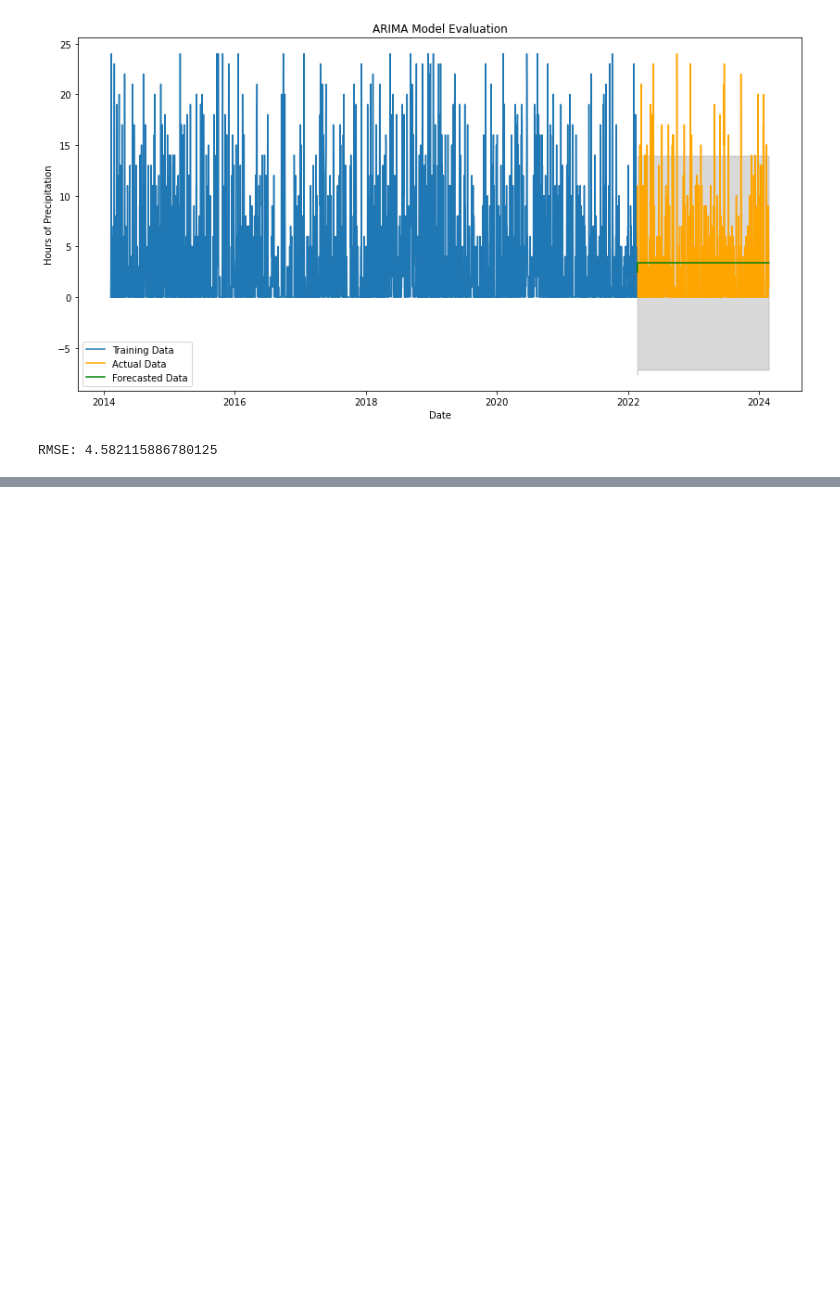
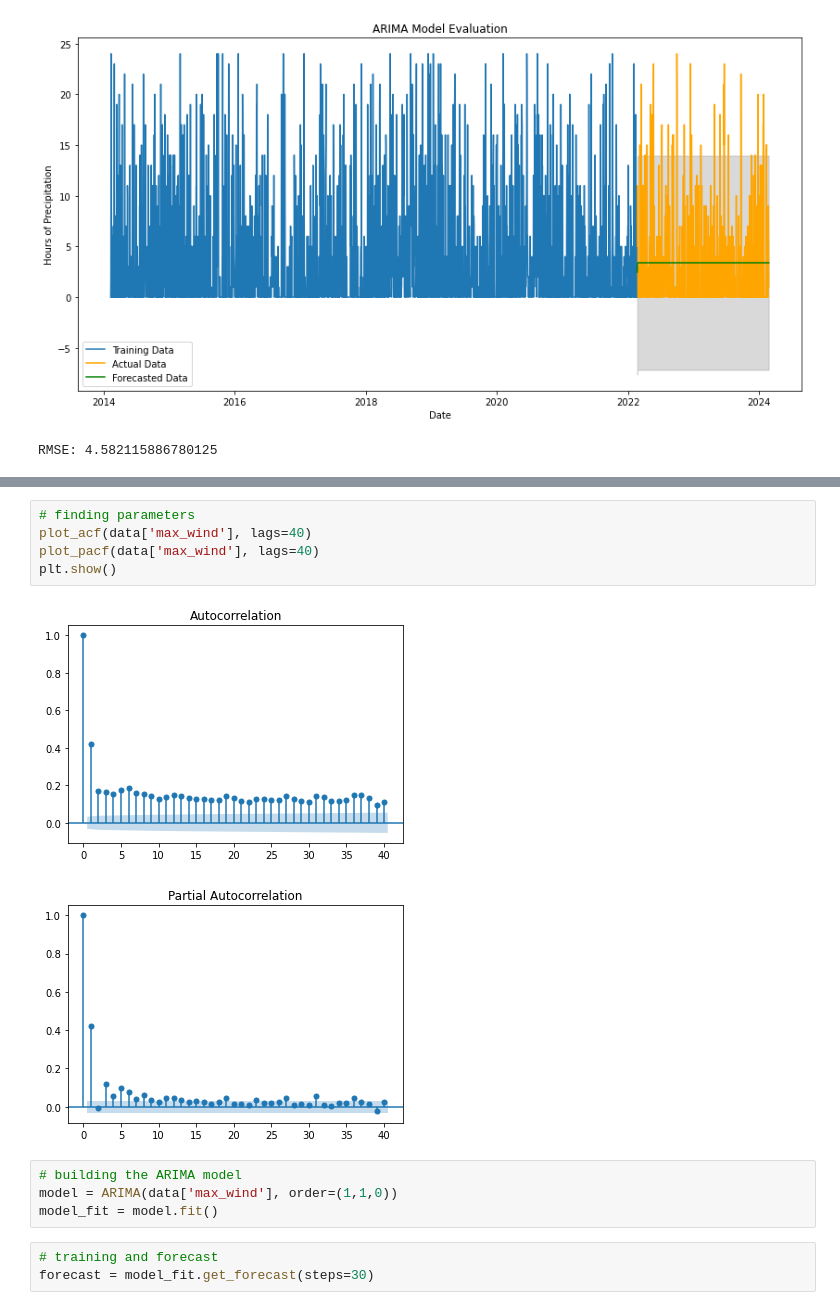
Before and after one commit to juliamuratore/Project2-DS-4002, a Jupyter notebook: SCRIPTS/Project_2_time_series.ipynb, the cells around one changed output, grey strips where cells are left out. Saved outputs shown, nothing was run; the diff lists cells and outputs as text; blank space fills up the shorter version.

```diff
--- a/SCRIPTS/Project_2_time_series.ipynb
+++ b/SCRIPTS/Project_2_time_series.ipynb
@@ -466,0 +478,15 @@ RMSE: 4.582115886780125
+# %%
+# finding parameters
+plot_acf(data['max_wind'], lags=40)
+plot_pacf(data['max_wind'], lags=40)
+plt.show()
+# %% [output]
+[figure, added]
+[figure, added]
+# %%
+# building the ARIMA model
+model = ARIMA(data['max_wind'], order=(1,1,0))
+model_fit = model.fit()
+# %%
+# training and forecast
+forecast = model_fit.get_forecast(steps=30)
```
Also changed, not shown: parts of 9 cells of this notebook.
